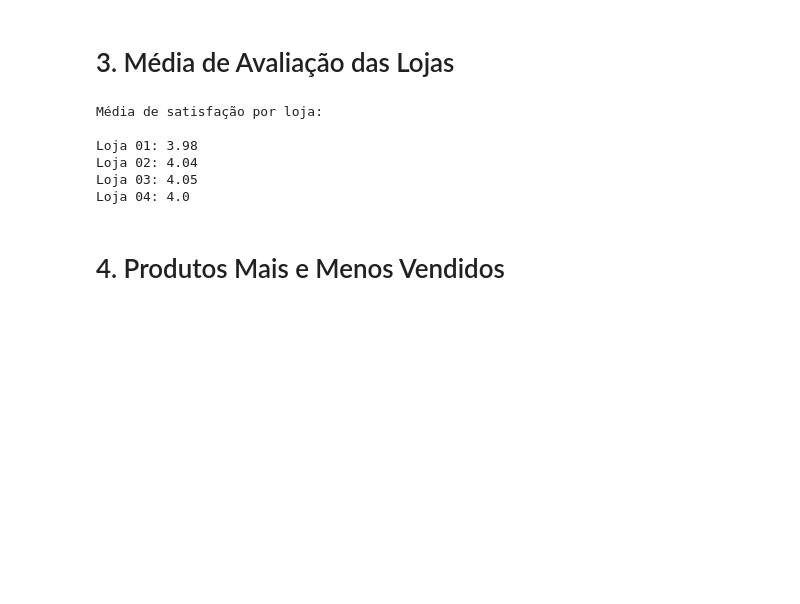
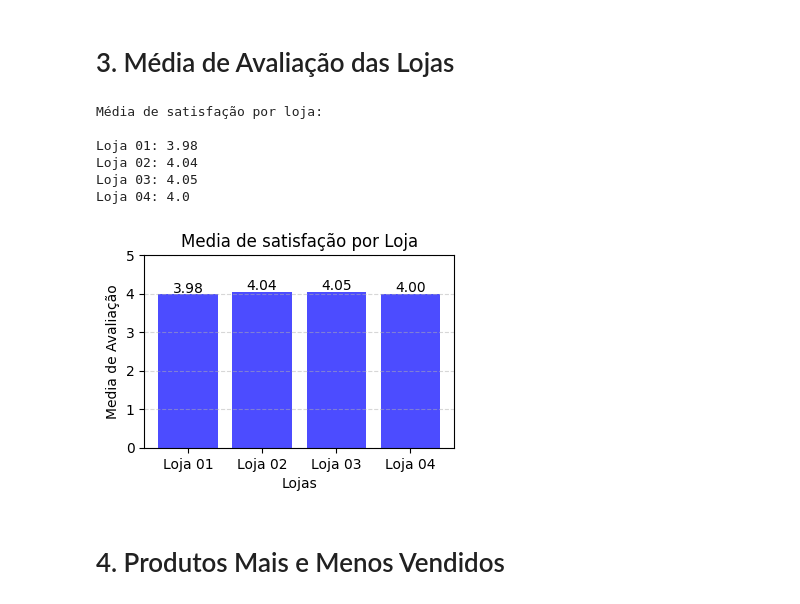
Before and after one commit to ElsCorporation/ChallengeAlluraStore, a Jupyter notebook: AluraStoreBrEdinhoLima.ipynb, the cells around one changed output. Cells and saved outputs as stored; diff of their text form; code cells hidden in the pictures; blank space fills up the shorter version.

```diff
--- a/AluraStoreBrEdinhoLima.ipynb
+++ b/AluraStoreBrEdinhoLima.ipynb
@@ -202,6 +202,33 @@ Loja 01: 3.98
 Loja 02: 4.04
 Loja 03: 4.05
 Loja 04: 4.0
+# %%
+import matplotlib.pyplot as plt
+
+medias = [
+    mediaSatisfacaoLoja01,
+    mediaSatisfacaoLoja02,
+    mediaSatisfacaoLoja03,
+    mediaSatisfacaoLoja04
+]
+
+lojas = ['Loja 01', 'Loja 02', 'Loja 03', 'Loja 04']
+
+plt.figure(figsize=(4,2.5))
+plt.bar(lojas, medias, color='blue', alpha=0.7)
+
+for i, valor in enumerate(medias):
+  plt.text(i, valor + 0.05, f'{valor:.2f}', ha='center')
+
+plt.title('Media de satisfação por Loja')
+plt.xlabel('Lojas')
+plt.ylabel('Media de Avaliação')
+plt.ylim(0,5)
+plt.grid(axis='y', linestyle='--', alpha=0.5)
+
+plt.show()
+# %% [output]
+[figure, added]
 # %% [markdown]
 # 4. Produtos Mais e Menos Vendidos
 # %%
```
Also changed, not shown: parts of 4 cells of this notebook.
